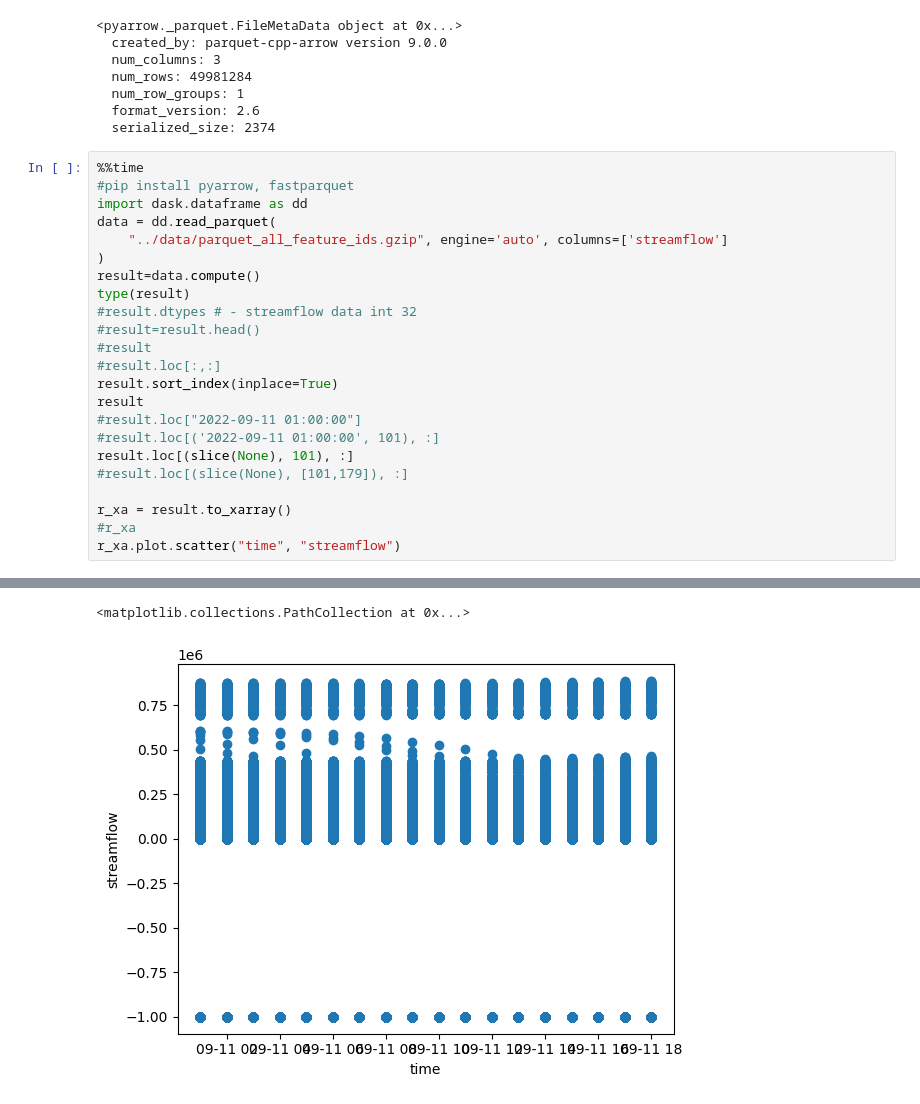
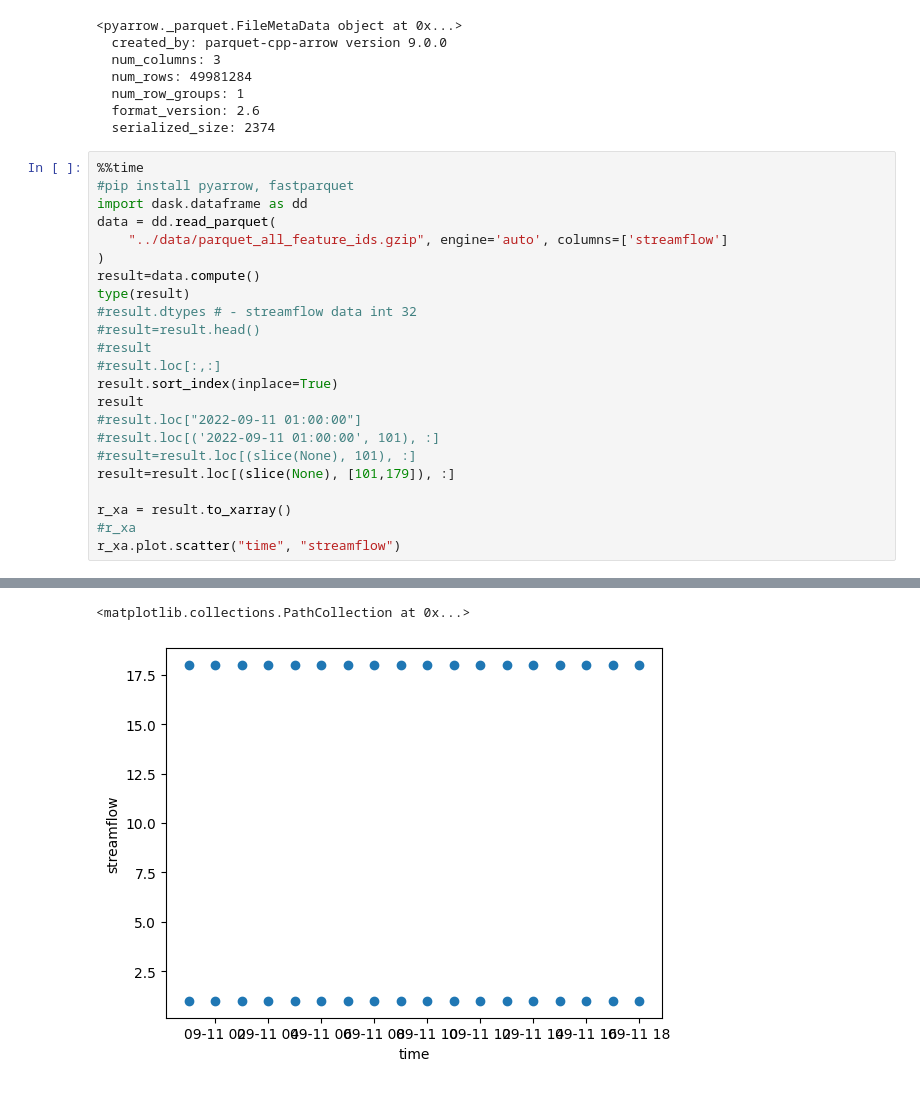
Before and after one commit to AlabamaWaterInstitute/data_access_examples, a Jupyter notebook: parquet/example_remote_dl_parquet.ipynb, the cells around one changed output, grey strips where cells are left out. Drawn from its saved outputs; the diff is of its cells as text.

Commit message:
Updated plot

```diff
--- a/parquet/example_remote_dl_parquet.ipynb
+++ b/parquet/example_remote_dl_parquet.ipynb
@@ -187,8 +187,8 @@ result.sort_index(inplace=True)
 result
 #result.loc["2022-09-11 01:00:00"]
 #result.loc[('2022-09-11 01:00:00', 101), :]
-result.loc[(slice(None), 101), :]
-#result.loc[(slice(None), [101,179]), :]
+#result=result.loc[(slice(None), 101), :]
+result=result.loc[(slice(None), [101,179]), :]
 
 r_xa = result.to_xarray()
 #r_xa
@@ -199,2 +199,2 @@ Wall time: 25.2 s
 <matplotlib.collections.PathCollection at 0x...>
-[figure, old version]
+[figure, new version]
```
Also changed, not shown: parts of 1 cell of this notebook.
